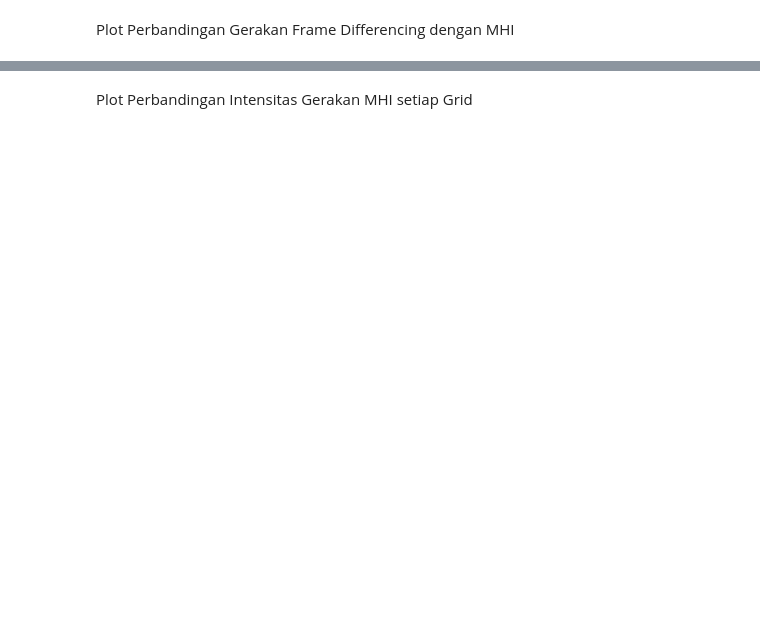
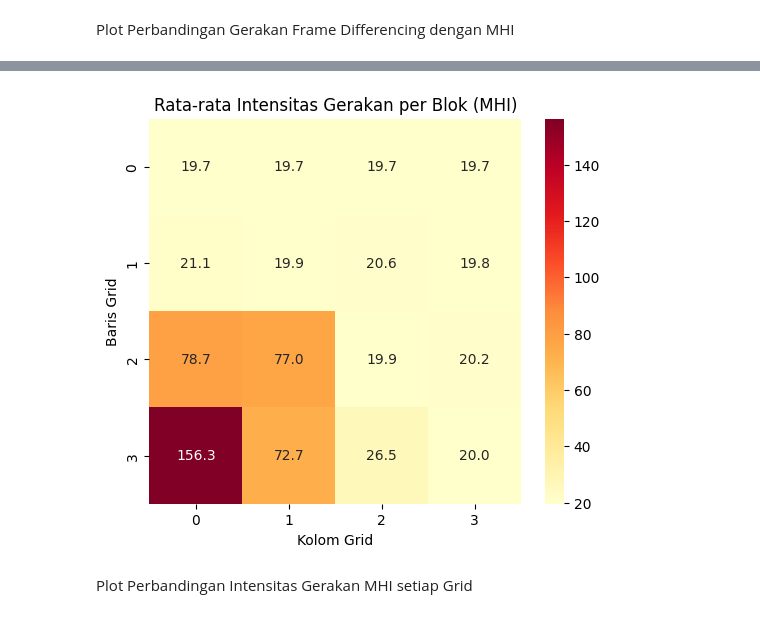
Before and after one commit to rapilap/Rekfit_Vid, a Jupyter notebook: 10122099.ipynb, the cells around one changed output, grey strips where cells are left out. Saved outputs shown, nothing was run; the diff lists cells and outputs as text; code cells hidden in the pictures; blank space fills up the shorter version.

```diff
--- a/10122099.ipynb
+++ b/10122099.ipynb
@@ -254,3 +316,17 @@ plt.show()
+# %%
+mean_mhi = df_mhi.mean()
+
+grid_size = (4, 4)
+mhi_grid = mean_mhi.values.reshape(grid_size)
+
+plt.figure(figsize=(6, 5))
+sns.heatmap(mhi_grid, annot=True, fmt=".1f", cmap="YlOrRd")
+plt.title("Rata-rata Intensitas Gerakan per Blok (MHI)")
+plt.xlabel("Kolom Grid")
+plt.ylabel("Baris Grid")
+plt.show()
+# %% [output]
+[figure, added]
 # %% [markdown]
 Plot Perbandingan Intensitas Gerakan MHI setiap Grid
 # %%
```
Also changed, not shown: parts of 10 cells of this notebook, 3 other files.
